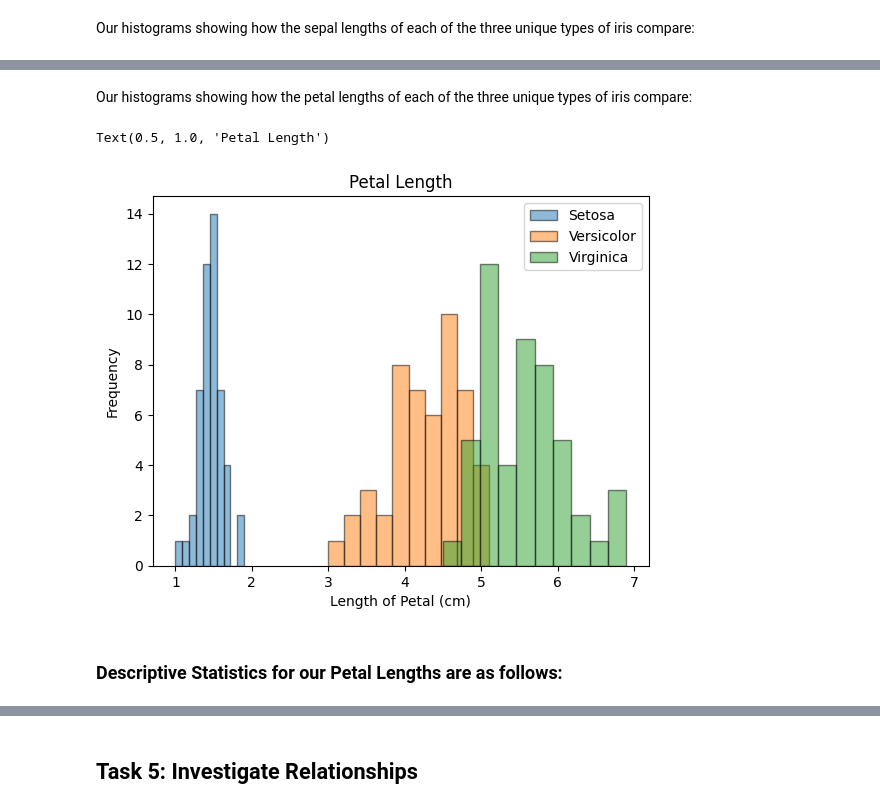
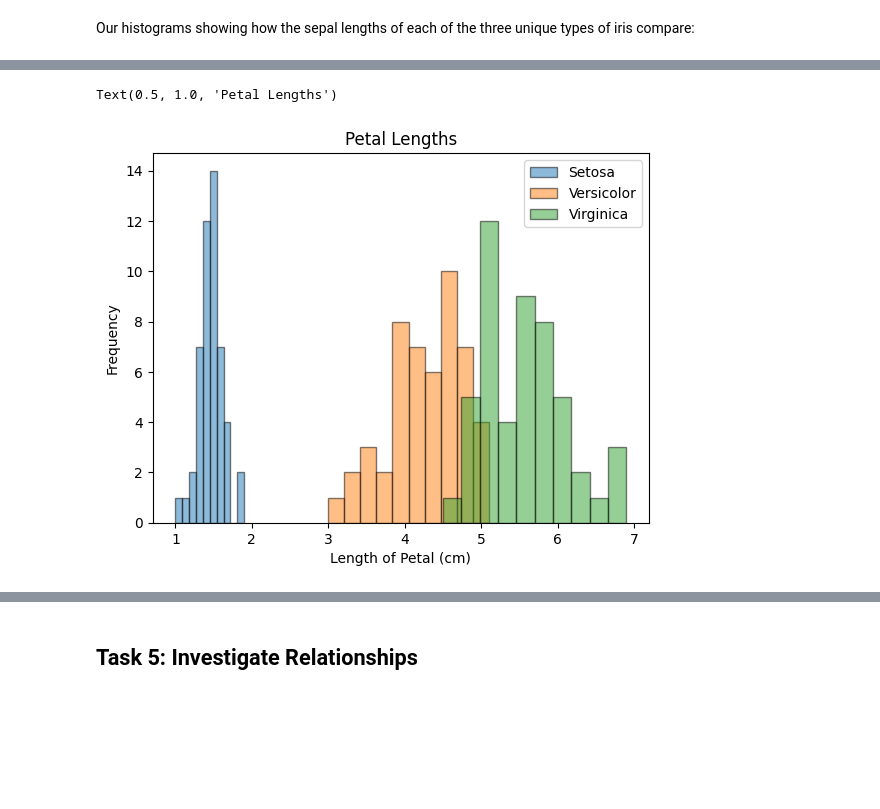
Before and after one commit to callagg2/principles_of_data_analytics, a Jupyter notebook: assessment/tasks.ipynb, the cells around one changed output, grey strips where cells are left out. Drawn from its saved outputs; the diff is of its cells as text; code cells hidden in the pictures; blank space fills up the shorter version.

```diff
--- a/assessment/tasks.ipynb
+++ b/assessment/tasks.ipynb
@@ -100,0 +270,25 @@ Here we can see the number of iris, the mean or average of each of the four vari
+# %%
+#*************************************************************************************************************************************
+# Petal Lengths
+#*************************************************************************************************************************************
+setosa_petal_length=np.array([setosa[0][2],setosa[1][2],setosa[2][2],setosa[3][2],setosa[4][2],setosa[5][2],setosa[6][2],setosa[7][2],setosa[8][2],setosa[9][2],setosa[10][2],setosa[11][2],setosa[12][2],setosa[13][2],setosa[14][2],setosa[15][2],setosa[16][2],setosa[17][2],setosa[18][2],setosa[19][2],setosa[20][2],setosa[21][2],setosa[22][2],setosa[23][2],setosa[24][2],setosa[25][2],setosa[26][2],setosa[27][2],setosa[28][2],setosa[29][2],setosa[30][2],setosa[31][2],setosa[32][2],setosa[33][2],setosa[34][2],setosa[35][2],setosa[36][2],setosa[37][2],setosa[38][2],setosa[39][2],setosa[40][2],setosa[41][2],setosa[42][2],setosa[43][2],setosa[44][2],setosa[45][2],setosa[46][2],setosa[47][2],setosa[48][2],setosa[49][2]])
+#print(f"\nSetosa Petal Lengths are:\n {setosa_petal_length}")
+versicolor_petal_length=np.array([versicolor[0][2],versicolor[1][2],versicolor[2][2],versicolor[3][2],versicolor[4][2],versicolor[5][2],versicolor[6][2],versicolor[7][2],versicolor[8][2],versicolor[9][2],versicolor[10][2],versicolor[11][2],versicolor[12][2],versicolor[13][2],versicolor[14][2],versicolor[15][2],versicolor[16][2],versicolor[17][2],versicolor[18][2],versicolor[19][2],versicolor[20][2],versicolor[21][2],versicolor[22][2],versicolor[23][2],versicolor[24][2],versicolor[25][2],versicolor[26][2],versicolor[27][2],versicolor[28][2],versicolor[29][2],versicolor[30][2],versicolor[31][2],versicolor[32][2],versicolor[33][2],versicolor[34][2],versicolor[35][2],versicolor[36][2],versicolor[37][2],versicolor[38][2],versicolor[39][2],versicolor[40][2],versicolor[41][2],versicolor[42][2],versicolor[43][2],versicolor[44][2],versicolor[45][2],versicolor[46][2],versicolor[47][2],versicolor[48][2],versicolor[49][2]])
+#print(f"Versicolor Petal Lengths are:\n {versicolor_petal_length}\n")
+virginica_petal_length=np.array([virginica[0][2],virginica[1][2],virginica[2][2],virginica[3][2],virginica[4][2],virginica[5][2],virginica[6][2],virginica[7][2],virginica[8][2],virginica[9][2],virginica[10][2],virginica[11][2],virginica[12][2],virginica[13][2],virginica[14][2],virginica[15][2],virginica[16][2],virginica[17][2],virginica[18][2],virginica[19][2],virginica[20][2],virginica[21][2],virginica[22][2],virginica[23][2],virginica[24][2],virginica[25][2],virginica[26][2],virginica[27][2],virginica[28][2],virginica[29][2],virginica[30][2],virginica[31][2],virginica[32][2],virginica[33][2],virginica[34][2],virginica[35][2],virginica[36][2],virginica[37][2],virginica[38][2],virginica[39][2],virginica[40][2],virginica[41][2],virginica[42][2],virginica[43][2],virginica[44][2],virginica[45][2],virginica[46][2],virginica[47][2],virginica[48][2],virginica[49][2]])
+#print(f"Virginica Petal Lengths are:\n {virginica_petal_length}")
+overall_petal_length=iris_df["petal_length"]
+
+# Descriptive Statistics
+print(f"\nPetal Length")
+print(f"\t\tSetosa\t\tVersicolor\tVirginica\tOverall")
+print(f"Count:\t\t{count_setosa}\t\t{count_versicolor}\t\t{count_virginica}\t\t{max_rows}")
+print(f"Mean:\t\t{round(np.mean(setosa_petal_length),2)}\t\t{round(np.mean(versicolor_petal_length),2)}\t\t{round(np.mean(virginica_petal_length),2)}\t\t{round(np.mean(overall_petal_length),2)}")
+print(f"St.Dev:\t\t{round(np.std(setosa_petal_length),2)}\t\t{round(np.std(versicolor_petal_length),2)}\t\t{round(np.std(virginica_petal_length),2)}\t\t{round(np.std(overall_petal_length),2)}")
+print(f"Median:\t\t{round(np.median(setosa_petal_length),2)}\t\t{round(np.median(versicolor_petal_length),2)}\t\t{round(np.median(virginica_petal_length),2)}\t\t{round(np.median(overall_petal_length),2)}")
+
+print(f"Minimum:\t{round(np.min(setosa_petal_length),2)}\t\t{round(np.min(versicolor_petal_length),2)}\t\t{round(np.min(virginica_petal_length),2)}\t\t{round(np.min(overall_petal_length),2)}")
+print(f"25%:\t\t{round(np.percentile(setosa_petal_length,25),2)}\t\t{round(np.percentile(versicolor_petal_length,25),2)}\t\t{round(np.percentile(virginica_petal_length,25),2)}\t\t{round(np.percentile(overall_petal_length,25),2)}")
+print(f"50%:\t\t{round(np.percentile(setosa_petal_length,50),2)}\t\t{round(np.percentile(versicolor_petal_length,50),2)}\t\t{round(np.percentile(virginica_petal_length,50),2)}\t\t{round(np.percentile(overall_petal_length,50),2)}")
+print(f"75%:\t\t{round(np.percentile(setosa_petal_length,75),2)}\t\t{round(np.percentile(versicolor_petal_length,75),2)}\t\t{round(np.percentile(virginica_petal_length,75),2)}\t\t{round(np.percentile(overall_petal_length,75),2)}")
+print(f"Maximum:\t{round(np.max(setosa_petal_length),2)}\t\t{round(np.max(versicolor_petal_length),2)}\t\t{round(np.max(virginica_petal_length),2)}\t\t{round(np.max(overall_petal_length),2)}")
@@ -228,7 +386,0 @@ Our data for the petal lengths of each of our three unique types of iris are as:
-# %%
-setosa_petal_length=[iris[0][0][2],iris[0][1][2],iris[0][2][2],iris[0][3][2],iris[0][4][2],iris[0][5][2],iris[0][6][2],iris[0][7][2],iris[0][8][2],iris[0][9][2],iris[0][10][2],iris[0][11][2],iris[0][12][2],iris[0][13][2],iris[0][14][2],iris[0][15][2],iris[0][16][2],iris[0][17][2],iris[0][18][2],iris[0][19][2],iris[0][20][2],iris[0][21][2],iris[0][22][2],iris[0][23][2],iris[0][24][2],iris[0][25][2],iris[0][26][2],iris[0][27][2],iris[0][28][2],iris[0][29][2],iris[0][30][2],iris[0][31][2],iris[0][32][2],iris[0][33][2],iris[0][34][2],iris[0][35][2],iris[0][36][2],iris[0][37][2],iris[0][38][2],iris[0][39][2],iris[0][40][2],iris[0][41][2],iris[0][42][2],iris[0][43][2],iris[0][44][2],iris[0][45][2],iris[0][46][2],iris[0][47][2],iris[0][48][2],iris[0][49][2]]
-print(f"Setosa Petal Lengths are: {setosa_petal_length}")
-versicolor_petal_length=[iris[1][0][2],iris[1][1][2],iris[1][2][2],iris[1][3][2],iris[1][4][2],iris[1][5][2],iris[1][6][2],iris[1][7][2],iris[1][8][2],iris[1][9][2],iris[1][10][2],iris[1][11][2],iris[1][12][2],iris[1][13][2],iris[1][14][2],iris[1][15][2],iris[1][16][2],iris[1][17][2],iris[1][18][2],iris[1][19][2],iris[1][20][2],iris[1][21][2],iris[1][22][2],iris[1][23][2],iris[1][24][2],iris[1][25][2],iris[1][26][2],iris[1][27][2],iris[1][28][2],iris[1][29][2],iris[1][30][2],iris[1][31][2],iris[1][32][2],iris[1][33][2],iris[1][34][2],iris[1][35][2],iris[1][36][2],iris[1][37][2],iris[1][38][2],iris[1][39][2],iris[1][40][2],iris[1][41][2],iris[1][42][2],iris[1][43][2],iris[1][44][2],iris[1][45][2],iris[1][46][2],iris[1][47][2],iris[1][48][2],iris[1][49][2]]
-print(f"Versicolor Petal Lengths are: {versicolor_petal_length}")
-virginica_petal_length=[iris[2][0][2],iris[2][1][2],iris[2][2][2],iris[2][3][2],iris[2][4][2],iris[2][5][2],iris[2][6][2],iris[2][7][2],iris[2][8][2],iris[2][9][2],iris[2][10][2],iris[2][11][2],iris[2][12][2],iris[2][13][2],iris[2][14][2],iris[2][15][2],iris[2][16][2],iris[2][17][2],iris[2][18][2],iris[2][19][2],iris[2][20][2],iris[2][21][2],iris[2][22][2],iris[2][23][2],iris[2][24][2],iris[2][25][2],iris[2][26][2],iris[2][27][2],iris[2][28][2],iris[2][29][2],iris[2][30][2],iris[2][31][2],iris[2][32][2],iris[2][33][2],iris[2][34][2],iris[2][35][2],iris[2][36][2],iris[2][37][2],iris[2][38][2],iris[2][39][2],iris[2][40][2],iris[2][41][2],iris[2][42][2],iris[2][43][2],iris[2][44][2],iris[2][45][2],iris[2][46][2],iris[2][47][2],iris[2][48][2],iris[2][49][2]]
-print(f"Virginica Petal Lengths are: {virginica_petal_length}")
@@ -239,16 +387,18 @@ Virginica Petal Lengths are: [6.0, 5.1, 5.9, 5.6, 5.8, 6.6, 4.5, 6.3, 5.8, 6.1,
-# %% [markdown]
-Our histograms showing how the petal lengths of each of the three unique types of iris compare:
 # %%
+#*************************************************************************************************************************************
+# Petal Lengths
+#*************************************************************************************************************************************
 fig, ax = plt.subplots()
+# I'm going to separate each class of iris on the historgram because it can help determine how they differ
 ax.hist(setosa_petal_length, bins=10, edgecolor="black", label="Setosa", alpha=0.5)
 ax.hist(versicolor_petal_length, bins=10, edgecolor="black", label="Versicolor", alpha=0.5)
 ax.hist(virginica_petal_length, bins=10, edgecolor="black", label="Virginica", alpha=0.5)
 ax.legend()
 ax.set_xlabel("Length of Petal (cm)")
 ax.set_ylabel("Frequency")
-plt.title("Petal Length")
+plt.title("Petal Lengths")
+#plt.show()
+#plt.savefig("petal_lengths.png")
 # %% [output]
-Text(0.5, 1.0, 'Petal Length')
+Text(0.5, 1.0, 'Petal Lengths')
-[figure, old version]
+[figure, new version]
-# %% [markdown]
-### Descriptive Statistics for our Petal Lengths are as follows:
```
Also changed, not shown: parts of 58 cells of this notebook, 6 other files.
